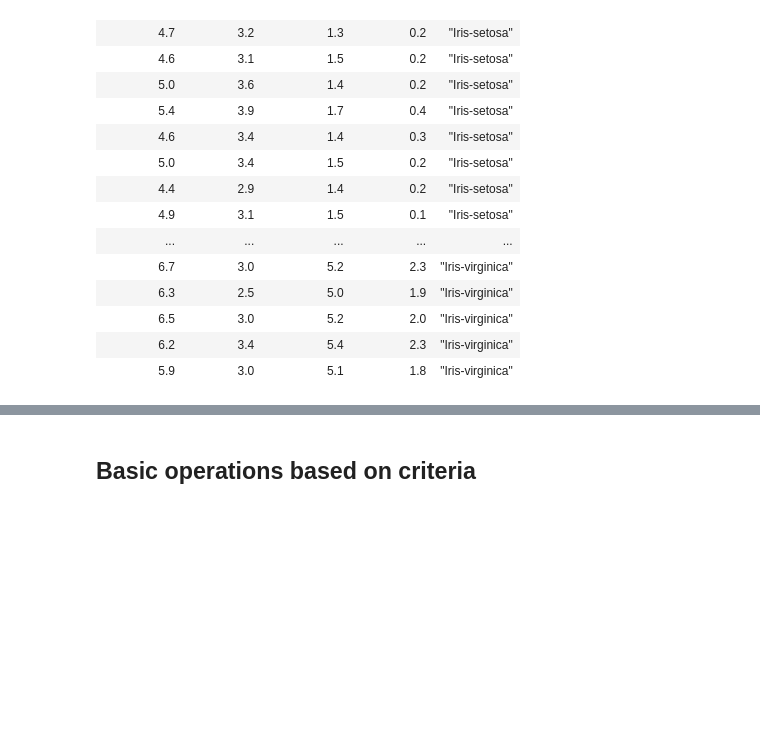
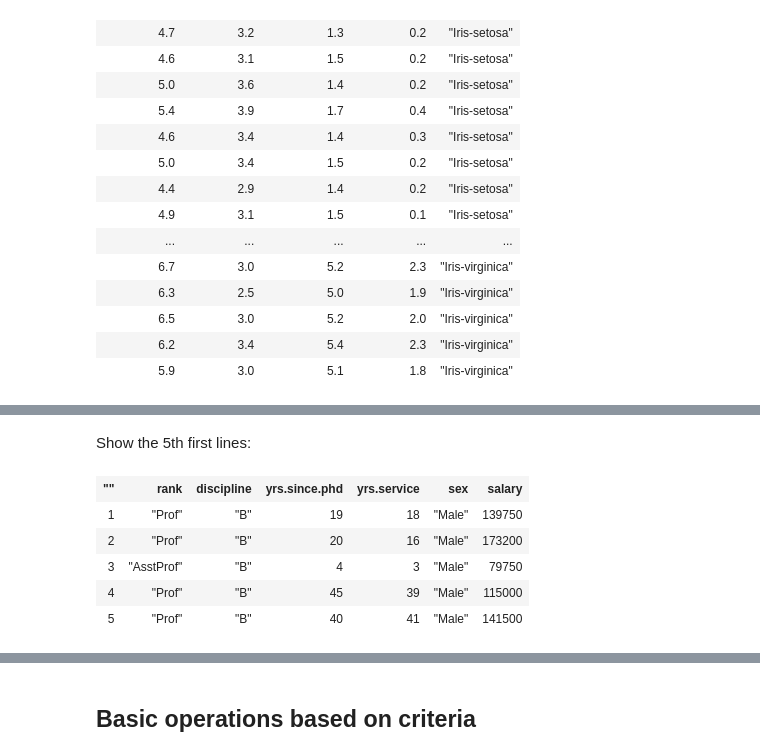
Before and after one commit to DataHaskell/data-glue, a Jupyter notebook: tutorials/data-glue-example.ipynb, the cells around one changed output, grey strips where cells are left out. Drawn from its saved outputs; the diff is of its cells as text; code cells hidden in the pictures; blank space fills up the shorter version.

```diff
--- a/tutorials/data-glue-example.ipynb
+++ b/tutorials/data-glue-example.ipynb
@@ -77,0 +110,11 @@ frameRow iris 5
+# %% [markdown]
+Show the 5th first lines:
+# %%
+takeFrameRow 5 salaries
+# %% [output]
+| "" | rank | discipline | yrs.since.phd | yrs.service | sex | salary |
+| 1 | "Prof" | "B" | 19 | 18 | "Male" | 139750 |
+| 2 | "Prof" | "B" | 20 | 16 | "Male" | 173200 |
+| 3 | "AsstProf" | "B" | 4 | 3 | "Male" | 79750 |
+| 4 | "Prof" | "B" | 45 | 39 | "Male" | 115000 |
+| 5 | "Prof" | "B" | 40 | 41 | "Male" | 141500 |
```
Also changed, not shown: parts of 25 cells of this notebook.
